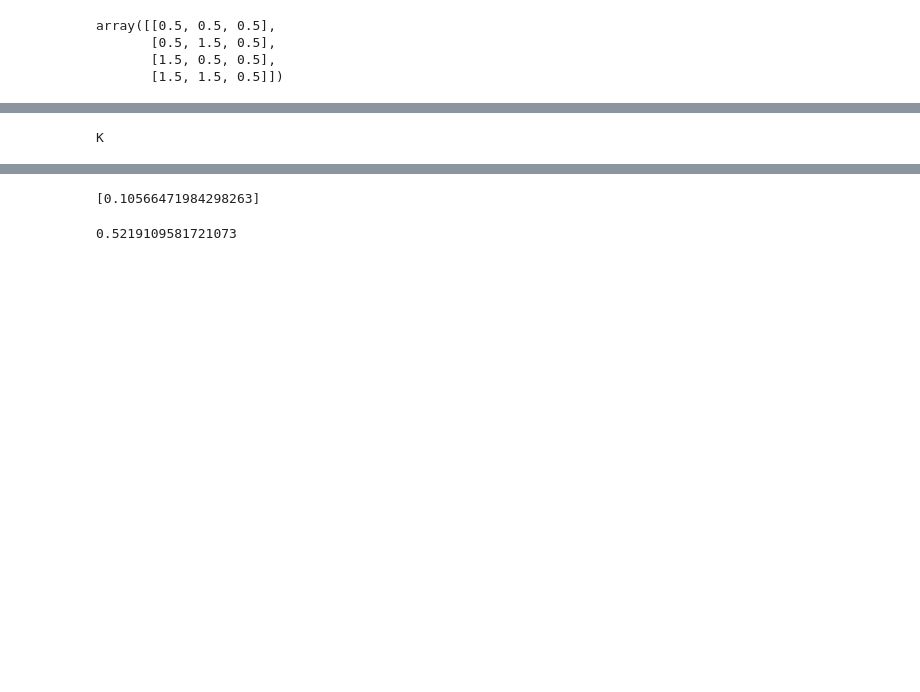
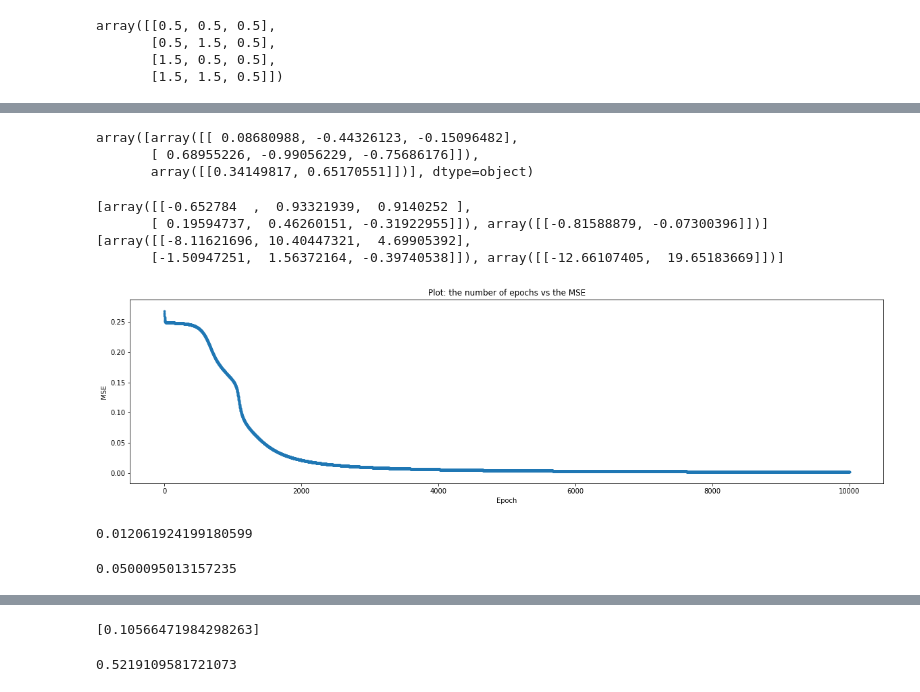
Before and after one commit to kalyankumarp/CS412-Introduction-to-Machine-Learning, a Jupyter notebook: Homeworks/HW3/Untitled1.ipynb, the cells around one changed output, grey strips where cells are left out. Drawn from its saved outputs; the diff is of its cells as text; code cells hidden in the pictures; blank space fills up the shorter version.

```diff
--- a/Homeworks/HW3/Untitled1.ipynb
+++ b/Homeworks/HW3/Untitled1.ipynb
@@ -475,0 +522,11 @@ class NeuralNetwork:
+# %%
+weights =[]
+for i in range(len(w)):
+    weights.append(w[i]['weights'])
+
+weights = np.asarray(weights)
+weights
+# %% [output]
+array([array([[ 0.08680988, -0.44326123, -0.15096482],
+       [ 0.68955226, -0.99056229, -0.75686176]]),
+       array([[0.34149817, 0.65170551]])], dtype=object)
@@ -476,14 +753,38 @@ class NeuralNetwork:
 # %%
-nLayers = 0
-nNodes = 2
-nOut = 1
+nHiddenLayers = 1
+nHiddenNodes =2
+numOutputs = 1
 eta = 1
 iter = 10000
-prec = 0.05
+prec = 0.5
+#print(xtrain.shape)
+NN = Neural_Network(x, y, nHiddenLayers, nHiddenNodes, numOutputs, eta, iter, prec)
 
-w, obj, epoch, mis = NeuralNetwork(x,y, nLayers, nNodes, nOut, eta, iter, prec).train()
+w, epoch, obj, mis = NN.train()
 # %% [output]
-K
+[array([[-0.652784  ,  0.93321939,  0.9140252 ],
+       [ 0.19594737,  0.46260151, -0.31922955]]), array([[-0.81588879, -0.07300396]])]
+[array([[-8.11621696, 10.40447321,  4.69905392],
+       [-1.50947251,  1.56372164, -0.39740538]]), array([[-12.66107405,  19.65183669]])]
+# %%
+
+fig, ax = plt.subplots(figsize = (20,5))
+plt.scatter(epoch,obj, s  = 7)
+plt.plot(epoch,obj)
+plt.xlabel("Epoch")
+plt.ylabel("MSE")
+plt.title('Plot: the number of epochs vs the MSE')
+plt.show()
+# %% [output]
+[figure, added]
+# %%
+0.24601978*0.04902827
+# %% [output]
+0.012061924199180599
+# %%
+0.14644149137233592*0.34149817
+# %% [output]
+0.0500095013157235
 # %%
 newdata = []
 for i in range(len(x)):
```
Also changed, not shown: parts of 4 cells of this notebook.
